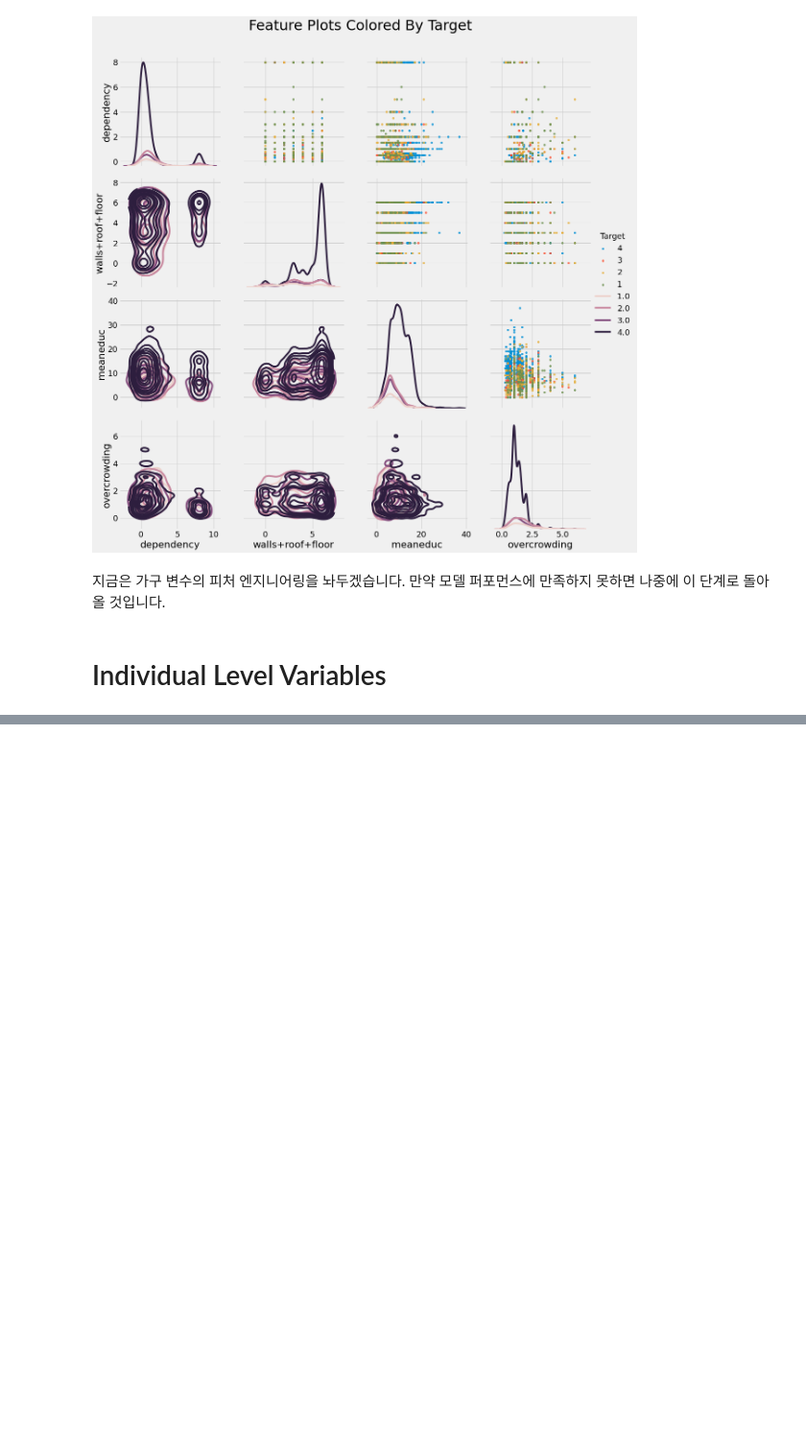
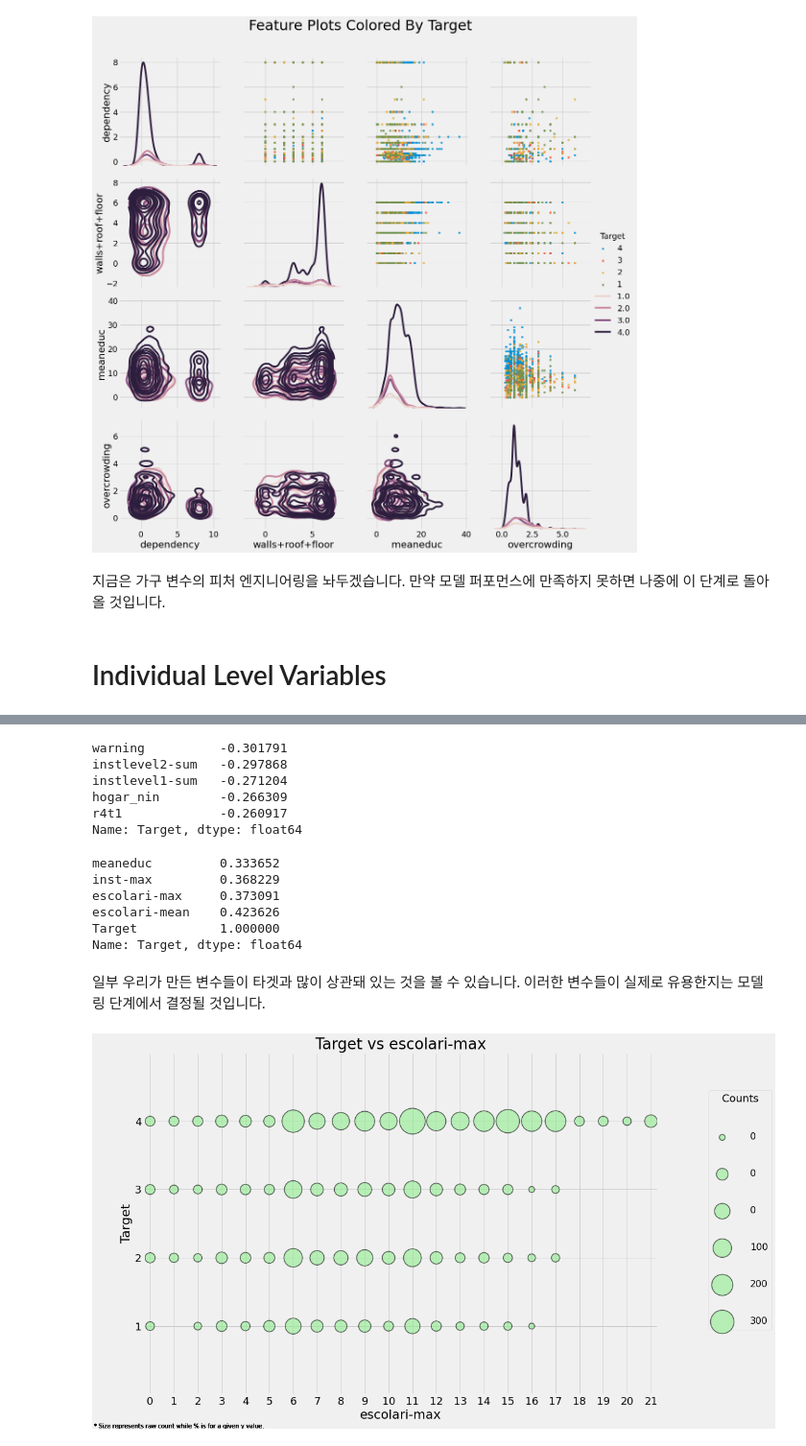
Before and after one commit to stk346/Kaggle, a Jupyter notebook: Costa Rican Household Poverty Level Prediction/A_Complete_Introduction_and_Walkthrough.ipynb, the cells around one changed output, grey strips where cells are left out. Shown at 96% size. Drawn from its saved outputs; the diff is of its cells as text; code cells hidden in the pictures; blank space fills up the shorter version.

```diff
--- a/Costa Rican Household Poverty Level Prediction/A_Complete_Introduction_and_Walkthrough.ipynb
+++ b/Costa Rican Household Poverty Level Prediction/A_Complete_Introduction_and_Walkthrough.ipynb
@@ -1650,0 +1751,9 @@ household_feats = list(heads.columns)
+# %%
+#Define custom function
+range_ = lambda x: x.max() - x.min()
+range_.__name__ = 'range_'
+
+# Group and aggregate
+# std만 하면 에러가 나서 mean도 추가해줬음
+ind_agg = ind.drop(columns = 'Target').groupby('idhogar').agg(['min', 'max', 'sum', 'count','mean', 'std', range_], axis = 1)
+ind_agg.head()
@@ -1650,0 +1770,9 @@ household_feats = list(heads.columns)
+# %%
+# Rename the columns
+new_col = []
+for c in ind_agg.columns.levels[0]:
+    for stat in ind_agg.columns.levels[1]:
+        new_col.append('{}-{}'.format(c, stat))
+
+ind_agg.columns = new_col
+ind_agg.head()
@@ -1650,0 +1794,11 @@ household_feats = list(heads.columns)
+# %%
+# Create correlation matrix
+corr_matrix = ind_agg.corr()
+
+# Select upper triangle of correlation matrix
+upper = corr_matrix.where(np.triu(np.ones(corr_matrix.shape), k = 1).astype(np.bool))
+
+# Find index of feature columns with correlation greater than 0.95
+to_drop = [column for column in upper.columns if any(abs(upper[column]) > 0.95)]
+
+print(f'There are {len(to_drop)} correlated columns to remove.')
@@ -1650,0 +1829,10 @@ household_feats = list(heads.columns)
+# %%
+# 코드 수정: ind_agg = ind_agg.drop(columns = to_drop, axis = 1)
+
+ind_agg.drop(columns = to_drop, axis = 1, inplace = True)
+ind_feats = list(ind_agg.columns)
+
+# Merge on the household id
+final = heads.merge(ind_agg, on = 'idhogar', how = 'left')
+
+print('Final features shape: ', final.shape)
@@ -1650,0 +1872,24 @@ household_feats = list(heads.columns)
+# %%
+corrs.sort_values().head()
+# %% [output]
+warning          -0.301791
+instlevel2-sum   -0.297868
+instlevel1-sum   -0.271204
+hogar_nin        -0.266309
+r4t1             -0.260917
+Name: Target, dtype: float64
+# %%
+corrs.sort_values().dropna().tail()
+# %% [output]
+meaneduc         0.333652
+inst-max         0.368229
+escolari-max     0.373091
+escolari-mean    0.423626
+Target           1.000000
+Name: Target, dtype: float64
+# %% [markdown]
+일부 우리가 만든 변수들이 타겟과 많이 상관돼 있는 것을 볼 수 있습니다. 이러한 변수들이 실제로 유용한지는 모델링 단계에서 결정될 것입니다.
+# %%
+plot_categoricals('escolari-max', 'Target', final, annotate = False);
+# %% [output]
+[figure, added]
```
Also changed, not shown: parts of 56 cells of this notebook.
